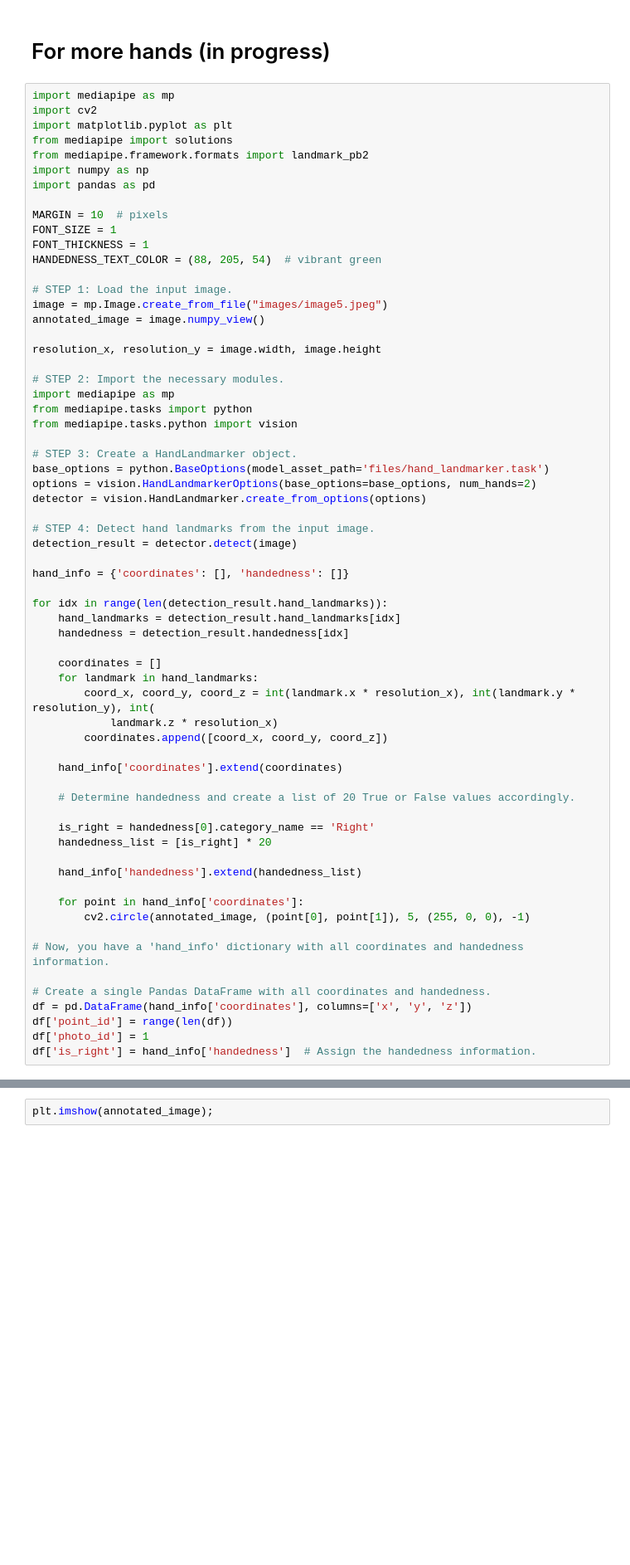
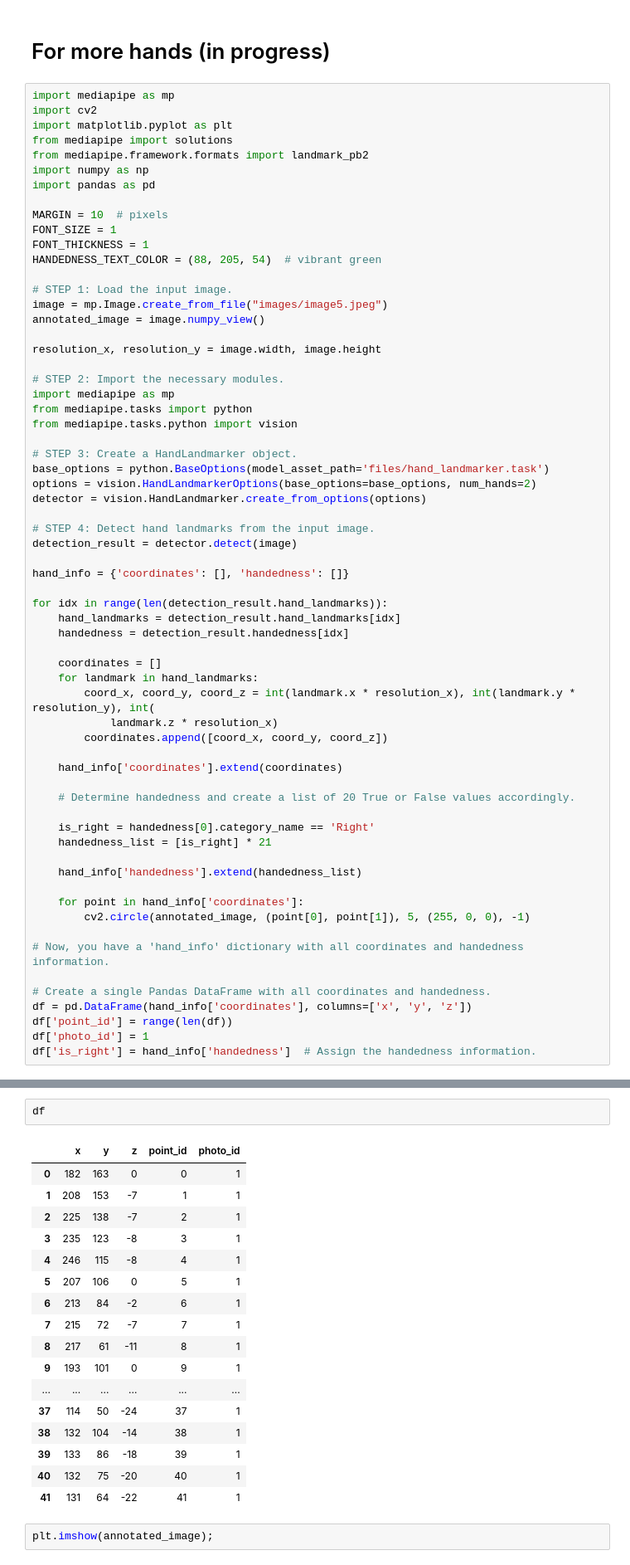
Before and after one commit to joaobizzo/research, a Jupyter notebook: get_data.ipynb, the cells around one changed output, grey strips where cells are left out. Shown at 83% size. Saved outputs shown, nothing was run; the diff lists cells and outputs as text; blank space fills up the shorter version.

```diff
--- a/get_data.ipynb
+++ b/get_data.ipynb
@@ -144,7 +144,7 @@ for idx in range(len(detection_result.hand_landmarks)):
     # Determine handedness and create a list of 20 True or False values accordingly.
 
     is_right = handedness[0].category_name == 'Right'
-    handedness_list = [is_right] * 20
+    handedness_list = [is_right] * 21
 
     hand_info['handedness'].extend(handedness_list)
 
@@ -170,3 +161,23 @@ hand_info['handedness']
+# %%
+df
+# %% [output]
+|  | x | y | z | point_id | photo_id |
+| 0 | 182 | 163 | 0 | 0 | 1 |
+| 1 | 208 | 153 | -7 | 1 | 1 |
+| 2 | 225 | 138 | -7 | 2 | 1 |
+| 3 | 235 | 123 | -8 | 3 | 1 |
+| 4 | 246 | 115 | -8 | 4 | 1 |
+| 5 | 207 | 106 | 0 | 5 | 1 |
+| 6 | 213 | 84 | -2 | 6 | 1 |
+| 7 | 215 | 72 | -7 | 7 | 1 |
+| 8 | 217 | 61 | -11 | 8 | 1 |
+| 9 | 193 | 101 | 0 | 9 | 1 |
+| ... | ... | ... | ... | ... | ... |
+| 37 | 114 | 50 | -24 | 37 | 1 |
+| 38 | 132 | 104 | -14 | 38 | 1 |
+| 39 | 133 | 86 | -18 | 39 | 1 |
+| 40 | 132 | 75 | -20 | 40 | 1 |
+| 41 | 131 | 64 | -22 | 41 | 1 |
 # %%
 plt.imshow(annotated_image);
 # %% [output]
```
Also changed, not shown: parts of 2 cells of this notebook.
